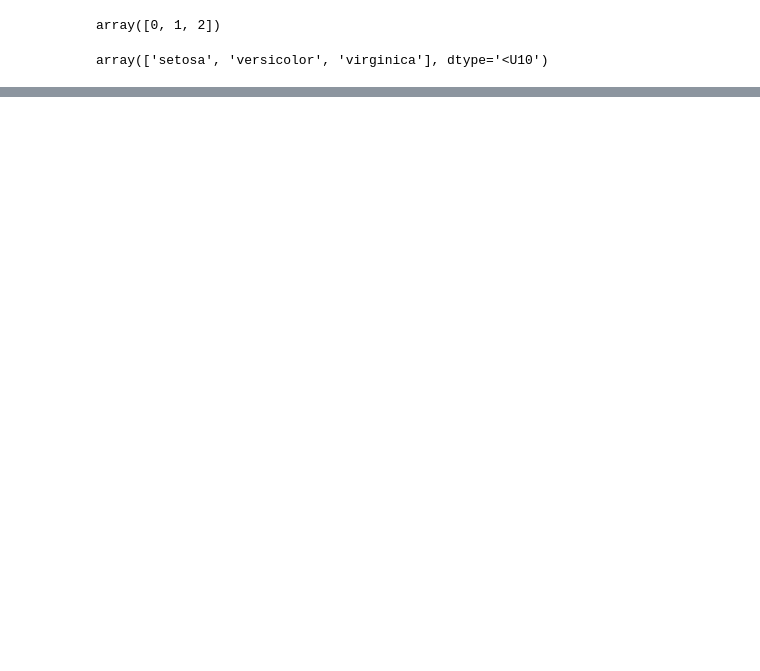
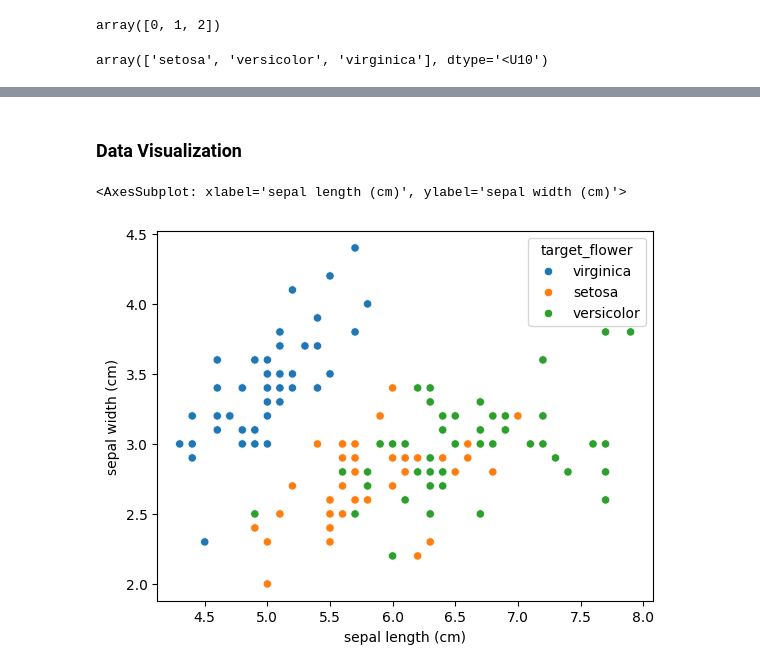
Before and after one commit to sameerdiwse/data-analysis-notebooks, a Jupyter notebook: LogisticRegression_Multiclass/LogReg_Multiclass.ipynb, the cells around one changed output, grey strips where cells are left out. Cells and saved outputs as stored; diff of their text form; code cells hidden in the pictures; blank space fills up the shorter version.

Commit message:
pushing visualization code

```diff
--- a/LogisticRegression_Multiclass/LogReg_Multiclass.ipynb
+++ b/LogisticRegression_Multiclass/LogReg_Multiclass.ipynb
@@ -6,3 +22,5 @@ df = iris.frame
+# %%
+df['target_flower'] = df['target'].apply(lambda x: 'setosa' if x==1 else 'versicolor' if x==2 else 'virginica')
 # %%
 df.target.unique()
 # %% [output]
@@ -19,0 +38,7 @@ df.shape
+# %% [markdown]
+### Data Visualization
+# %%
+sns.scatterplot(df, x='sepal length (cm)', y='sepal width (cm)', hue='target_flower')
+# %% [output]
+<AxesSubplot: xlabel='sepal length (cm)', ylabel='sepal width (cm)'>
+[figure, added]
```
Also changed, not shown: parts of 5 cells of this notebook.
